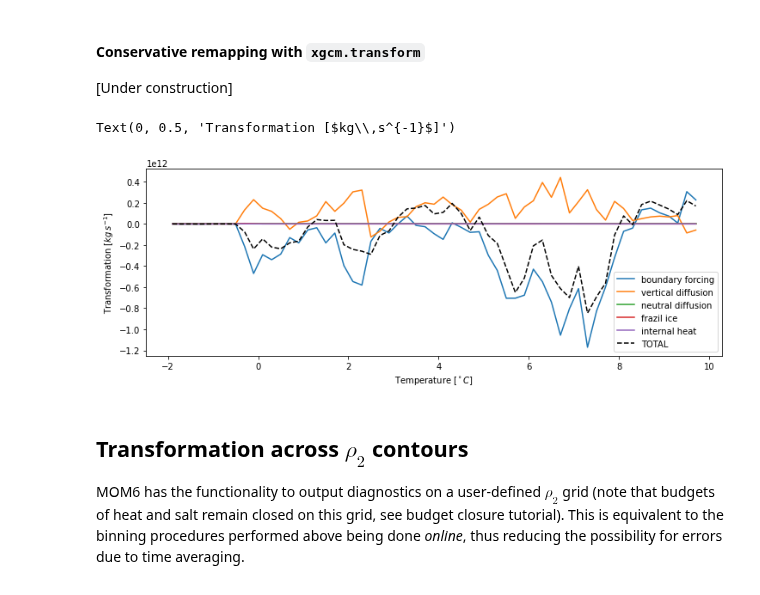
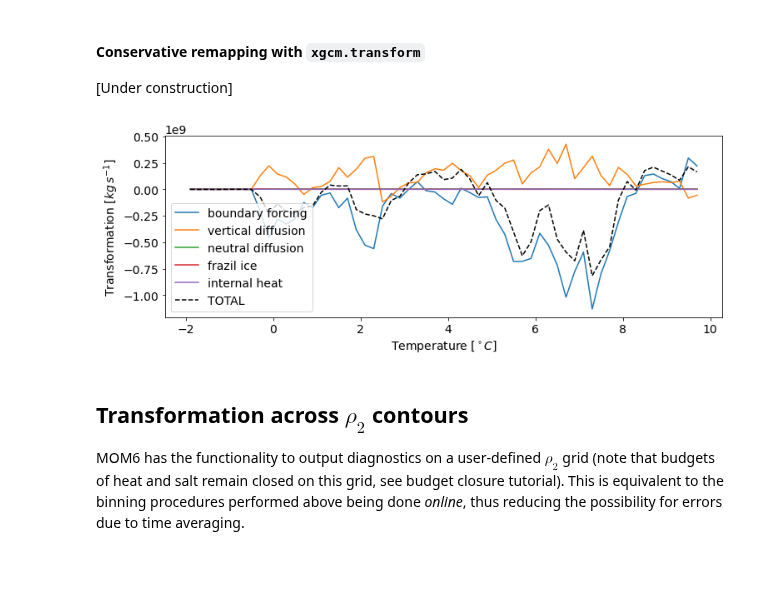
Before and after one commit to MOM6-community/MOM6-AnalysisCookbook, a Jupyter notebook: tutorials/10a_Watermass_transformation.ipynb, the cells around one changed output. Saved outputs shown, nothing was run; the diff lists cells and outputs as text; code cells hidden in the pictures.

```diff
--- a/tutorials/10a_Watermass_transformation.ipynb
+++ b/tutorials/10a_Watermass_transformation.ipynb
@@ -34,6 +42,8 @@ import numpy as np
 import matplotlib.pyplot as plt
 from xhistogram.xarray import histogram
 from xgcm import Grid
+# Set figure font size
+plt.rcParams.update({'font.size':14})
 # %%
 # Load data on native grid
 rootdir = '/archive/gam/MOM6-examples/ice_ocean_SIS2/Baltic_OM4_025/1yr/'
@@ -50,7 +60,8 @@ gridname = '19000101.ocean_static.nc'
 grid = xr.open_dataset(rootdir+gridname).squeeze()
 
 # Specify the diffusive tendency terms
-processes=['boundary forcing','vertical diffusion','neutral diffusion','frazil ice','internal heat']
+processes=['boundary forcing','vertical diffusion','neutral diffusion',
+           'frazil ice','internal heat']
 terms = {}
 terms['heat'] = {'boundary forcing':'boundary_forcing_heat_tendency',
          'vertical diffusion':'opottempdiff',
@@ -140,20 +150,19 @@ G = xr.Dataset()
 for process in processes:
     term = terms['heat'][process]
     var_on_temp = xgrid.transform(ds[term],'Z',target=bins,target_data=ds['temp_i'],method='conservative')
-    G[process] = ((rho0*var_on_temp/Cp)*grid['areacello']).sum(['xh','yh'])/np.diff(bins)
+    G[process] = ((rho0*var_on_temp/(Cp*rho0))*grid['areacello']).sum(['xh','yh'])/np.diff(bins)
 # %%
 fig, ax = plt.subplots(figsize=(12,4))
 total = xr.zeros_like(G[processes[0]].mean('time'))
 for process in processes:
     ax.plot(G['temp_i'],G[process].mean('time'),label=process)
     total += G[process].mean('time')
 ax.plot(G['temp_i'],total,color='k',linestyle='--',label='TOTAL')
-ax.legend()
+ax.legend(loc='lower left')
 ax.set_xlabel('Temperature [$^\circ C$]')
-ax.set_ylabel('Transformation [$kg\,s^{-1}$]')
+ax.set_ylabel('Transformation [$kg\,s^{-1}$]');
 # %% [output]
-Text(0, 0.5, 'Transformation [$kg\\,s^{-1}$]')
-[figure, old version]
+[figure, new version]
 # %% [markdown]
 ## Transformation across $\rho_2$ contours
 MOM6 has the functionality to output diagnostics on a user-defined $\rho_2$ grid (note that budgets of heat and salt remain closed on this grid, see budget closure tutorial). This is equivalent to the binning procedures performed above being done *online*, thus reducing the possibility for errors due to time averaging.
```
Also changed, not shown: parts of 5 cells of this notebook, 2 other files.
